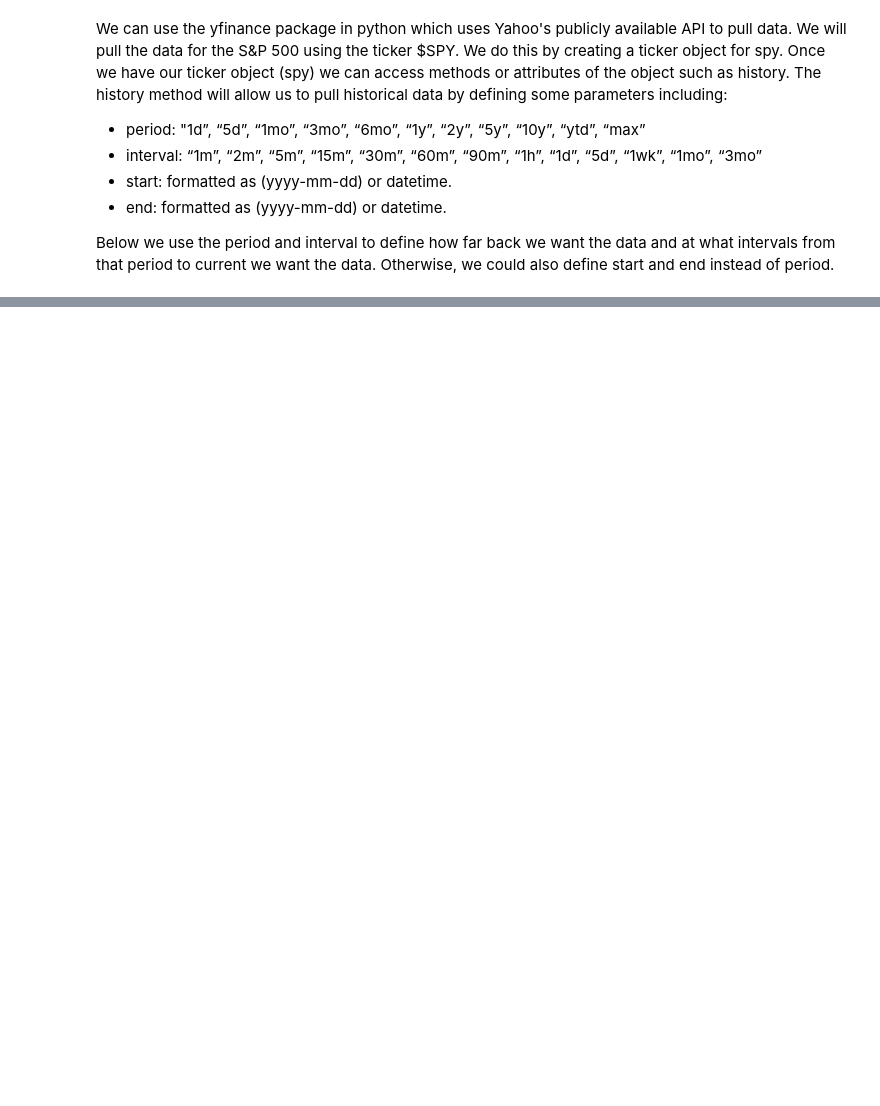
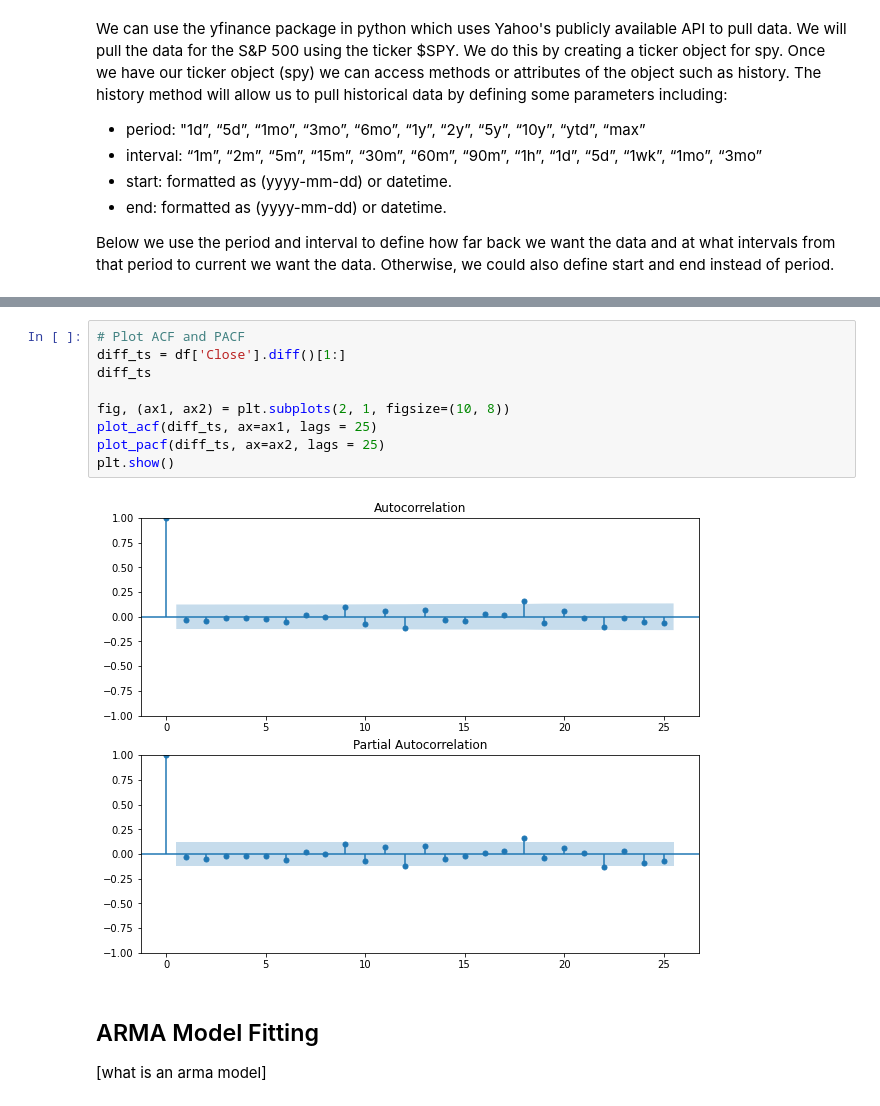
Before and after one commit to danielherrerahsph/SPYtimeseries, a Jupyter notebook: data_pull.ipynb, the cells around one changed output, grey strips where cells are left out. Saved outputs shown, nothing was run; the diff lists cells and outputs as text; blank space fills up the shorter version.

Commit message:
doc: add new code to EDA ARMA model

```diff
--- a/data_pull.ipynb
+++ b/data_pull.ipynb
@@ -54,0 +143,15 @@ Date
+# %%
+# Plot ACF and PACF
+diff_ts = df['Close'].diff()[1:]
+diff_ts
+
+fig, (ax1, ax2) = plt.subplots(2, 1, figsize=(10, 8))
+plot_acf(diff_ts, ax=ax1, lags = 25)
+plot_pacf(diff_ts, ax=ax2, lags = 25)
+plt.show()
+# %% [output]
+[figure, added]
+# %% [markdown]
+## ARMA Model Fitting
+
+[what is an arma model]
```
Also changed, not shown: parts of 11 cells of this notebook.
